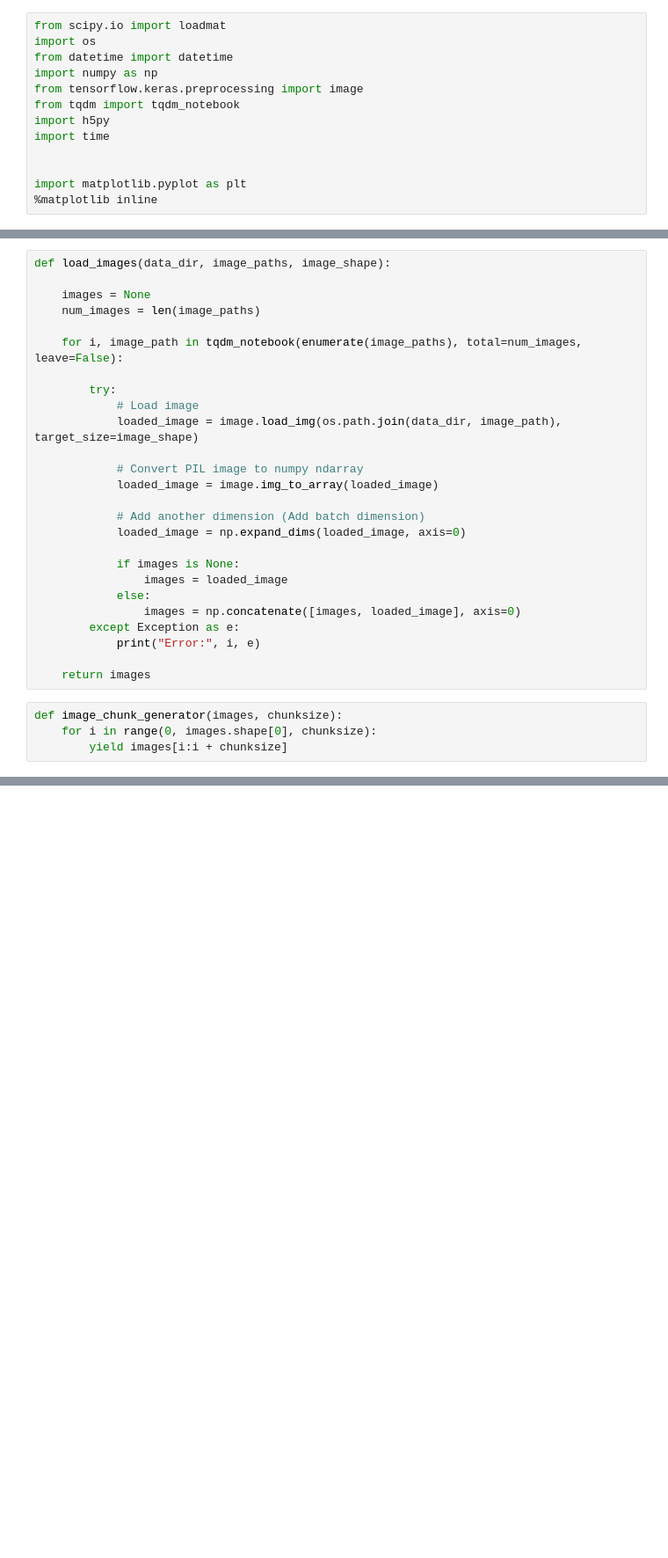
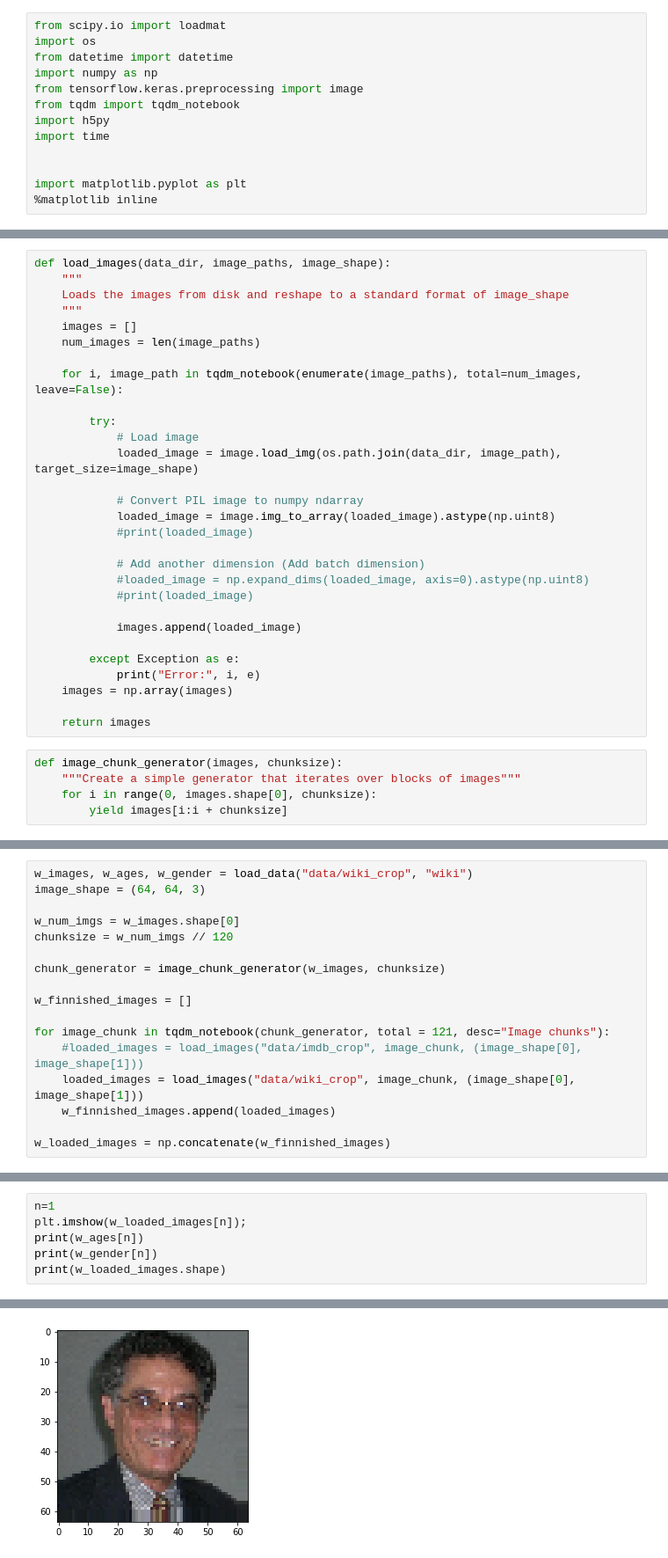
Before and after one commit to CogitoNTNU/face-aging, a Jupyter notebook: Preprocessing.ipynb, the cells around one changed output, grey strips where cells are left out. Shown: that part at 88% size. Cells and saved outputs as stored; diff of their text form; blank space fills up the shorter version.

```diff
--- a/Preprocessing.ipynb
+++ b/Preprocessing.ipynb
@@ -66,7 +84,9 @@ def load_data(data_dir, dataset):
 # %%
 def load_images(data_dir, image_paths, image_shape):
-
-    images = None
+    """
+    Loads the images from disk and reshape to a standard format of image_shape
+    """
+    images = []
     num_images = len(image_paths)
 
     for i, image_path in tqdm_notebook(enumerate(image_paths), total=num_images, leave=False):
@@ -76,20 +96,22 @@ def load_images(data_dir, image_paths, image_shape):
             loaded_image = image.load_img(os.path.join(data_dir, image_path), target_size=image_shape)
 
             # Convert PIL image to numpy ndarray
-            loaded_image = image.img_to_array(loaded_image)
+            loaded_image = image.img_to_array(loaded_image).astype(np.uint8)
+            #print(loaded_image)
 
             # Add another dimension (Add batch dimension)
-            loaded_image = np.expand_dims(loaded_image, axis=0)
+            #loaded_image = np.expand_dims(loaded_image, axis=0).astype(np.uint8)
+            #print(loaded_image)
 
-            if images is None:
-                images = loaded_image
-            else:
-                images = np.concatenate([images, loaded_image], axis=0)
+            images.append(loaded_image)
+
         except Exception as e:
             print("Error:", i, e)
+    images = np.array(images)
 
     return images
 # %%
 def image_chunk_generator(images, chunksize):
+    """Create a simple generator that iterates over blocks of images"""
     for i in range(0, images.shape[0], chunksize):
         yield images[i:i + chunksize]
@@ -98,0 +120,17 @@ images, ages = load_data("data/wiki_crop", "wiki")
+# %%
+w_images, w_ages, w_gender = load_data("data/wiki_crop", "wiki")
+image_shape = (64, 64, 3)
+
+w_num_imgs = w_images.shape[0]
+chunksize = w_num_imgs // 120
+
+chunk_generator = image_chunk_generator(w_images, chunksize)
+
+w_finnished_images = []
+
+for image_chunk in tqdm_notebook(chunk_generator, total = 121, desc="Image chunks"):
+    #loaded_images = load_images("data/imdb_crop", image_chunk, (image_shape[0], image_shape[1]))
+    loaded_images = load_images("data/wiki_crop", image_chunk, (image_shape[0], image_shape[1]))
+    w_finnished_images.append(loaded_images)
+
+w_loaded_images = np.concatenate(w_finnished_images)
@@ -98,0 +151,7 @@ images, ages = load_data("data/wiki_crop", "wiki")
+# %%
+n=1
+plt.imshow(w_loaded_images[n]);
+print(w_ages[n])
+print(w_gender[n])
+print(w_loaded_images.shape)
+# %% [output]
@@ -98,0 +161 @@ images, ages = load_data("data/wiki_crop", "wiki")
+[figure, added]
```
Also changed, not shown: parts of 19 cells of this notebook.
